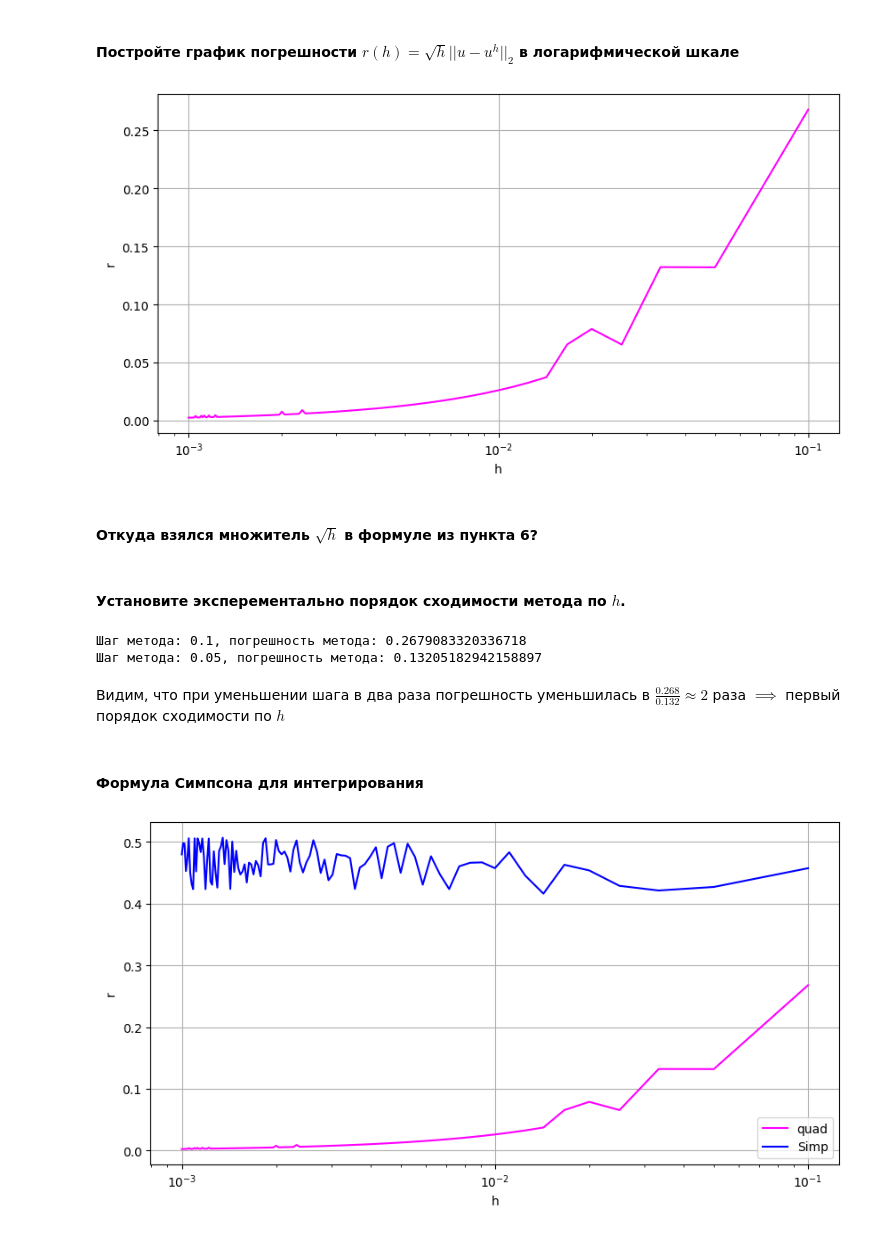
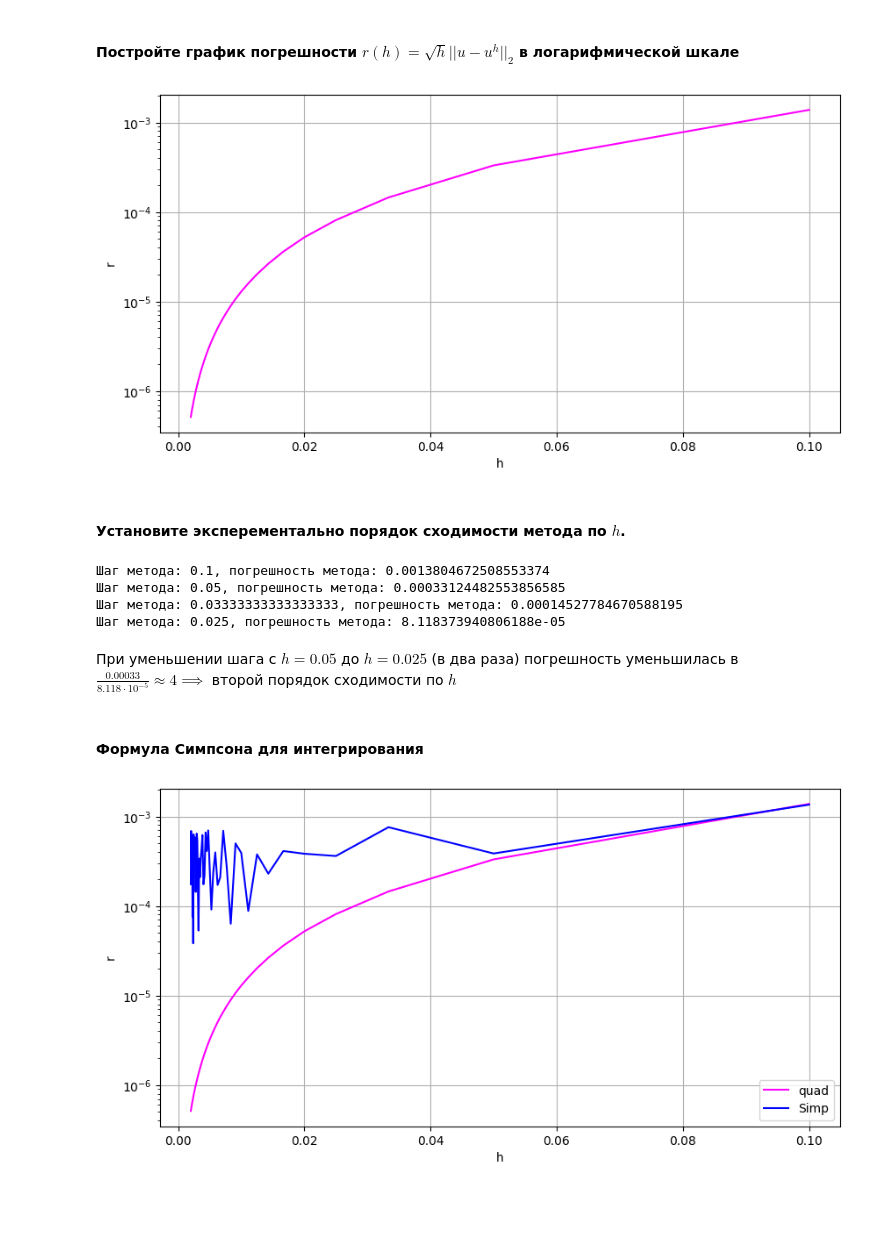
Before and after one commit to ALex2002Sim/NumericalMeth, a Jupyter notebook: lab2Sem9.ipynb, the cells around one changed output. Cells and saved outputs as stored; diff of their text form; code cells hidden in the pictures; blank space fills up the shorter version.

```diff
--- a/lab2Sem9.ipynb
+++ b/lab2Sem9.ipynb
@@ -336,58 +227,58 @@ nArr[9], hArr[9]
 # %%
 alpha = []
-
-for i in range(hArr.size):
-  alpha.append(CG(mtr(hArr[i]), fRight(hArr[i])))
+for i in range(nArr.size):
+  A, c = createMtrVect(nArr[i])
+  alpha.append(CG(A, c))
 # %% [markdown]
 #### Постройте график погрешности $r(h) = \sqrt{h} ||u-u^h||_2$ в логарифмической шкале
 # %%
-hSqrt = np.sqrt(hArr)
 x = []
-for i in nArr.astype(int):
+for i in nArr:
     x.append(np.linspace(a, b, i))
+
 r = []
 for i in range(hArr.size):
-    r.append(hSqrt[i]*np.linalg.norm(u(x[i]) - alpha[i], 2))
+    r.append(np.sqrt(hArr[i])*np.linalg.norm(u(x[i])[1:-1] - alpha[i], ord=2))
 
 fig, axs = plt.subplots(1, 1, figsize=(10, 5))
 axs.plot(hArr, r, color='fuchsia')
-plt.xscale('log')
+plt.yscale('log')
 plt.xlabel('h')
 plt.ylabel('r')
 plt.grid()
 # %% [output]
-[figure, old version]
+[figure, new version]
-# %% [markdown]
-#### Откуда взялся множитель $\sqrt{h}$ в формуле из пункта 6?
 # %% [markdown]
 #### Установите эксперементально порядок сходимости метода по $h$.
 # %%
-for i in range(2):
+for i in range(4):
     print(f'Шаг метода: {hArr[i]}, погрешность метода: {r[i]}')
 # %% [output]
-Шаг метода: 0.1, погрешность метода: 0.2679083320336718
-Шаг метода: 0.05, погрешность метода: 0.13205182942158897
+Шаг метода: 0.1, погрешность метода: 0.0013804672508553374
+Шаг метода: 0.05, погрешность метода: 0.00033124482553856585
+Шаг метода: 0.03333333333333333, погрешность метода: 0.00014527784670588195
+Шаг метода: 0.025, погрешность метода: 8.118373940806188e-05
 # %% [markdown]
-Видим, что при уменьшении шага в два раза погрешность уменьшилась в $\displaystyle \frac{0.268}{0.132} \approx 2$ раза $\implies$ первый порядок сходимости по $h$
+При уменьшении шага с $h=0.05$ до $h=0.025$ (в два раза) погрешность уменьшилась в $\displaystyle \frac{0.00033}{8.118 \cdot 10^{-5}} \approx 4 \implies$ второй порядок сходимости по $h$
 # %% [markdown]
 #### Формула Симпсона для интегрирования
 # %%
 alphaSimp = []
-
-for i in range(hArr.size):
-  alphaSimp.append(CG(mtr(hArr[i]), fRight(hArr[i], 'simp')))
+for i in range(nArr.size):
+  A, c = createMtrVect(nArr[i], meth='simp')
+  alphaSimp.append(CG(A, c))
 # %%
 rSimp = []
-for i in range(hArr.size):
-    rSimp.append(hSqrt[i]*np.linalg.norm(u(x[i]) - alphaSimp[i], 2))
+for i in range(nArr.size):
+    rSimp.append(np.sqrt(hArr[i])*np.linalg.norm(u(x[i])[1:-1] - alphaSimp[i], ord=2))
 
 fig, axs = plt.subplots(1, 1, figsize=(10, 5))
 axs.plot(hArr, r, color='fuchsia', label='quad')
 axs.plot(hArr, rSimp, color='blue', label='Simp')
 plt.legend()
-plt.xscale('log')
+plt.yscale('log')
 plt.xlabel('h')
 plt.ylabel('r')
 plt.grid()
 # %% [output]
-[figure, old version]
+[figure, new version]
```
Also changed, not shown: parts of 14 cells of this notebook.
